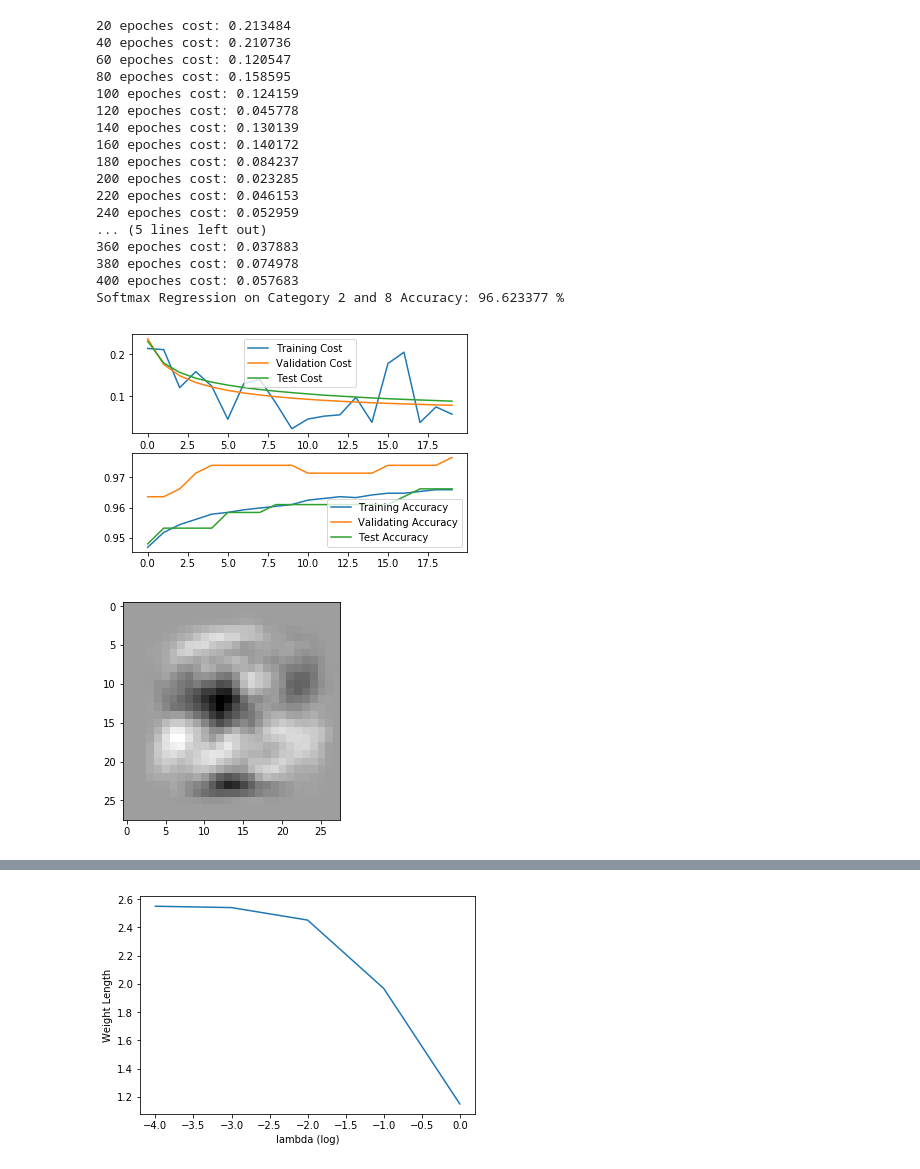
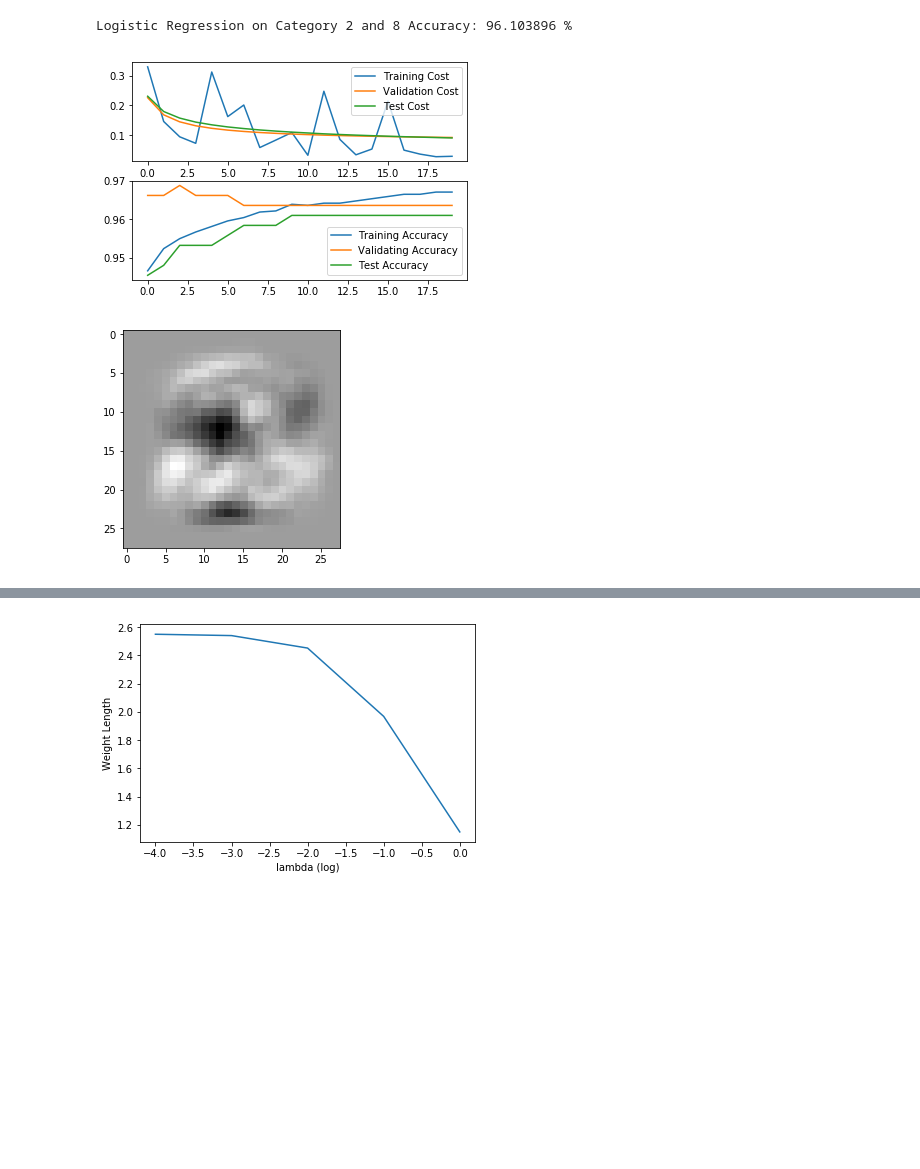
Before and after one commit to Fnjn/UCSD-CSE-253, a Jupyter notebook: hw1/253hw1.ipynb, the cells around one changed output, grey strips where cells are left out. Cells and saved outputs as stored; diff of their text form; code cells hidden in the pictures; blank space fills up the shorter version.

Commit message:
fix holdout set, fix bugs and make lots of changes on code structure

```diff
--- a/hw1/253hw1.ipynb
+++ b/hw1/253hw1.ipynb
@@ -22,26 +22,17 @@ test_labels = test_labels[-2000:]
 '''
 # Show A Image
 plt.gray()
-plt.imshow(train_images[50])
+plt.imshow(train_images_ori[50])
 plt.show()
 '''
 
-m_train = train_images.shape[0]
-m_test = test_images.shape[0]
-train_X = train_images.reshape(m_train, -1).T / 255.
-test_X = test_images.reshape(m_test, -1).T / 255.
+m_train = train_images.shape[0] # number of training data
+m_test = test_images.shape[0] # number of test data
+
+train_images = train_images.reshape(m_train, -1).T / 255.
+test_images = test_images.reshape(m_test, -1).T / 255.
 # %%
-def classify(train_X, test_X, test_labels, c1, c2):
-    train_X, train_Y = extract_target_data(train_X, train_labels, c1, c2)
-    test_X, test_Y = extract_target_data(test_X, test_labels, c1, c2)
-
-    n_feature = train_X.shape[0]
-
-    sigmoid_2_model = LogisticRegression(n_feature, n_epoch=400)
-    train, val, test = sigmoid_2_model.fit(train_X, train_Y, test_X=test_X, test_Y=test_Y)
-    sigmoid_2_model.predict(test_X, test_Y)
-    print('Logistic Regression on Category %d and %d Accuracy: %f %%' % (c1, c2, sigmoid_2_model.accuracy * 100))
-
+def plot_cost_acc(train, val, test):
     fig1 = plt.figure()
     ax1 = fig1.add_subplot(211)
     tc_plt, = ax1.plot(train['cost'], label='Training Cost')
@@ -55,10 +46,28 @@ def classify(train_X, test_X, test_labels, c1, c2):
     ax2.legend(handles=[ta_plt, va_plt, tea_plt], loc=4)
     plt.show()
 
+def plot_weight_image(w):
+    weight = w.reshape(28,28)
 
     fig2 = plt.figure()
     plt.gray()
     ax3 = fig2.add_subplot(111)
-    ax3.imshow(sigmoid_2_model.w.reshape(28,28))
+    ax3.imshow(weight)
     plt.show()
+# %%
+def logistic_classifier(train_images, train_labels, test_images, test_labels, c1, c2, holdout_ratio=0.1):
+    train_X, train_Y = extract_target_data(train_images, train_labels, c1, c2)
+    test_X, test_Y = extract_target_data(test_images, test_labels, c1, c2)
+
+    train_X, train_Y, holdout_X, holdout_Y = split_holdout(train_X, train_Y, holdout_ratio)
+
+    n_feature = train_X.shape[0]
+
+    logistic_model = LogisticRegression(n_feature, n_epoch=400, record=True, record_period=20)
+    train, val, test = logistic_model.fit(train_X, train_Y, holdout_X, holdout_Y, test_X, test_Y)
+    logistic_model.predict(test_X, test_Y)
+    print('Logistic Regression on Category %d and %d Accuracy: %f %%' % (c1, c2, logistic_model.accuracy * 100))
+
+    plot_cost_acc(train, val, test)
+    plot_weight_image(logistic_model.w)
 # %%
@@ -85,25 +78,9 @@ Softmax Regression on Category 2 and 3 Accuracy: 98.024691 %
 [figure]
 # %%
-classify(train_X, test_X, test_labels, 2, 8)
+logistic_classifier(train_images, train_labels, test_images, test_labels, 2, 8)
 # %% [output]
-20 epoches cost: 0.213484
-40 epoches cost: 0.210736
-60 epoches cost: 0.120547
-80 epoches cost: 0.158595
-100 epoches cost: 0.124159
-120 epoches cost: 0.045778
-140 epoches cost: 0.130139
-160 epoches cost: 0.140172
-180 epoches cost: 0.084237
-200 epoches cost: 0.023285
-220 epoches cost: 0.046153
-240 epoches cost: 0.052959
-... (5 lines left out)
-360 epoches cost: 0.037883
-380 epoches cost: 0.074978
-400 epoches cost: 0.057683
-Softmax Regression on Category 2 and 8 Accuracy: 96.623377 %
+Logistic Regression on Category 2 and 8 Accuracy: 96.103896 %
-[figure, old version]
+[figure, new version]
 [figure]
 # %%
 def plot_learning_rate(train_X, test_X, test_labels, c1, c2):
```
Also changed, not shown: parts of 2 cells of this notebook, 3 other files.
